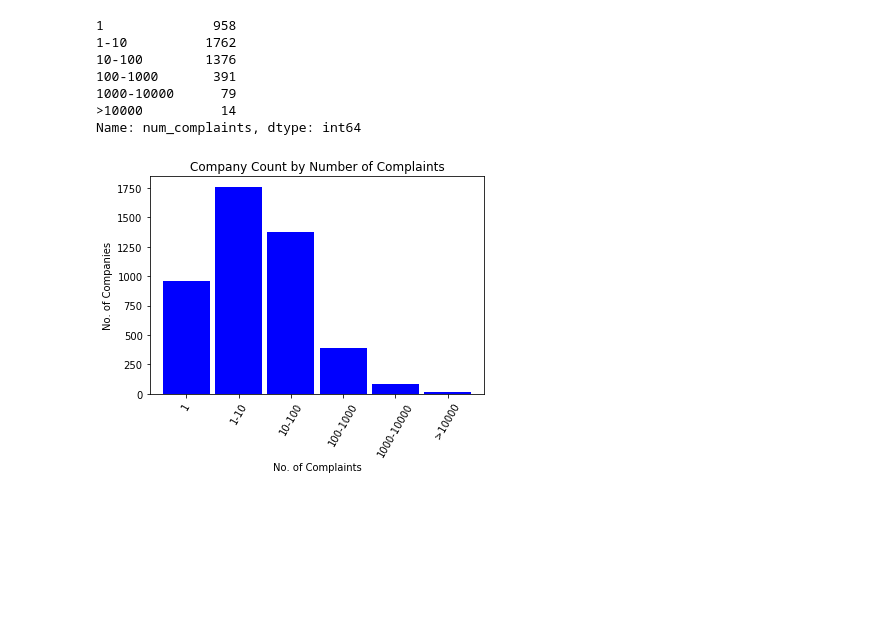
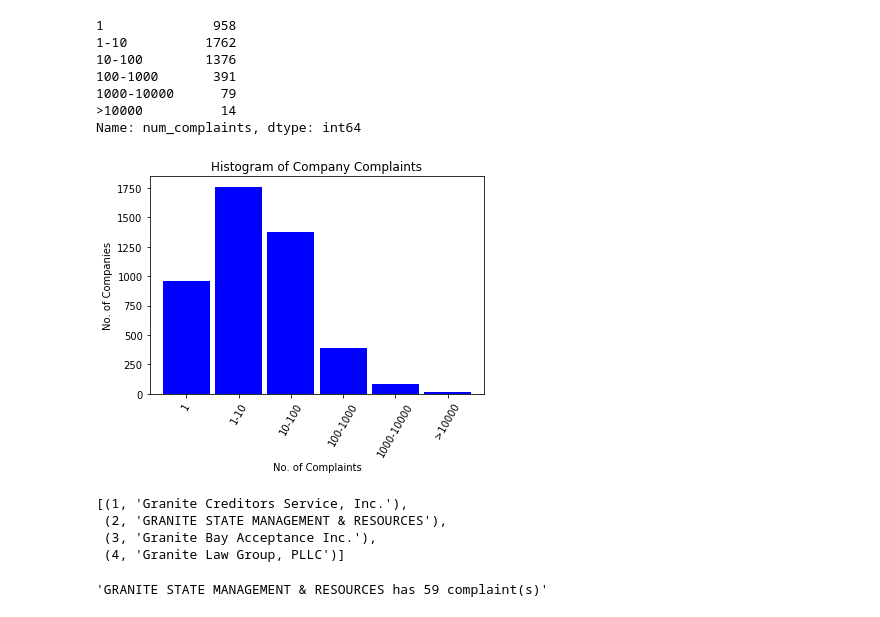
Before and after one commit to Halvinn/cfpb_complaints, a Jupyter notebook: cfpb_complaints.ipynb, the cells around one changed output. Cells and saved outputs as stored; diff of their text form; code cells hidden in the pictures; blank space fills up the shorter version.

Commit message:
Company search and company complaints functions

```diff
--- a/cfpb_complaints.ipynb
+++ b/cfpb_complaints.ipynb
@@ -232,9 +232,9 @@ Name: num_complaints, dtype: int64
 # %%
 binned_df.plot.bar(facecolor='blue', width=0.9)
 plt.xlabel('No. of Complaints')
 plt.ylabel('No. of Companies')
-plt.title('Company Count by Number of Complaints')
+plt.title('Histogram of Company Complaints')
 plt.xticks(rotation=60)
 plt.show()
 # %% [output]
-[figure, old version]
+[figure, new version]
@@ -240,0 +255,7 @@ plt.show()
+# %%
+company_search('Granite')
+# %% [output]
+[(1, 'Granite Creditors Service, Inc.'),
+ (2, 'GRANITE STATE MANAGEMENT & RESOURCES'),
+ (3, 'Granite Bay Acceptance Inc.'),
+ (4, 'Granite Law Group, PLLC')]
@@ -240,0 +270,4 @@ plt.show()
+# %%
+complaints_co_x('GRANITE STATE MANAGEMENT & RESOURCES')
+# %% [output]
+'GRANITE STATE MANAGEMENT & RESOURCES has 59 complaint(s)'
```
Also changed, not shown: parts of 3 cells of this notebook.
